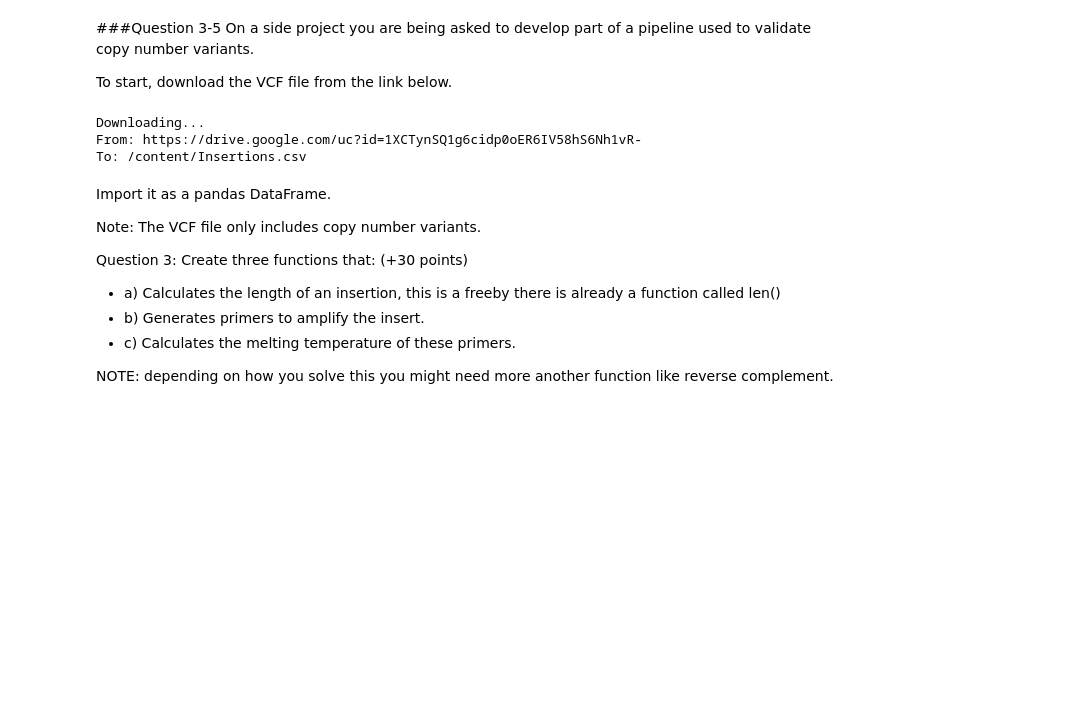
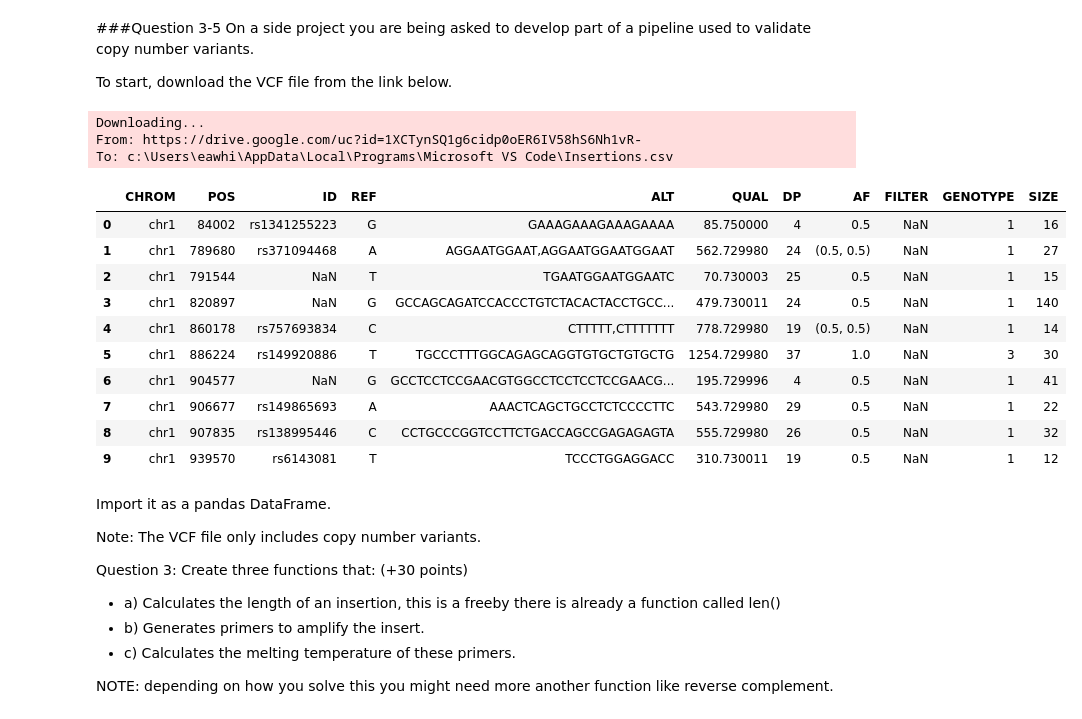
Before and after one commit to e-white25/Python_practice, a Jupyter notebook: Genomics_Midterm_Spring2025.ipynb, the cells around one changed output. Drawn from its saved outputs; the diff is of its cells as text; code cells hidden in the pictures; blank space fills up the shorter version.

```diff
--- a/Genomics_Midterm_Spring2025.ipynb
+++ b/Genomics_Midterm_Spring2025.ipynb
@@ -181,13 +294,25 @@ To start, download the VCF file from the link below.
 # %%
 !gdown 1XCTynSQ1g6cidp0oER6IV58hS6Nh1vR-
 
 import pandas
 
-df = pandas.read_csv("Insertions.csv", sep = ",")
+VCF_df = pandas.read_csv("Insertions.csv", sep = ",")
+VCF_df.head(10)
 # %% [output]
 Downloading...
 From: https://drive.google.com/uc?id=1XCTynSQ1g6cidp0oER6IV58hS6Nh1vR-
-To: /content/Insertions.csv
+To: c:\Users\eawhi\AppData\Local\Programs\Microsoft VS Code\Insertions.csv
+|  | CHROM | POS | ID | REF | ALT | QUAL | DP | AF | FILTER | GENOTYPE | SIZE |
+| 0 | chr1 | 84002 | rs1341255223 | G | GAAAGAAAGAAAGAAAA | 85.750000 | 4 | 0.5 | NaN | 1 | 16 |
+| 1 | chr1 | 789680 | rs371094468 | A | AGGAATGGAAT,AGGAATGGAATGGAAT | 562.729980 | 24 | (0.5, 0.5) | NaN | 1 | 27 |
+| 2 | chr1 | 791544 | NaN | T | TGAATGGAATGGAATC | 70.730003 | 25 | 0.5 | NaN | 1 | 15 |
+| 3 | chr1 | 820897 | NaN | G | GCCAGCAGATCCACCCTGTCTACACTACCTGCC... | 479.730011 | 24 | 0.5 | NaN | 1 | 140 |
+| 4 | chr1 | 860178 | rs757693834 | C | CTTTTT,CTTTTTTT | 778.729980 | 19 | (0.5, 0.5) | NaN | 1 | 14 |
+| 5 | chr1 | 886224 | rs149920886 | T | TGCCCTTTGGCAGAGCAGGTGTGCTGTGCTG | 1254.729980 | 37 | 1.0 | NaN | 3 | 30 |
+| 6 | chr1 | 904577 | NaN | G | GCCTCCTCCGAACGTGGCCTCCTCCTCCGAACG... | 195.729996 | 4 | 0.5 | NaN | 1 | 41 |
+| 7 | chr1 | 906677 | rs149865693 | A | AAACTCAGCTGCCTCTCCCCTTC | 543.729980 | 29 | 0.5 | NaN | 1 | 22 |
+| 8 | chr1 | 907835 | rs138995446 | C | CCTGCCCGGTCCTTCTGACCAGCCGAGAGAGTA | 555.729980 | 26 | 0.5 | NaN | 1 | 32 |
+| 9 | chr1 | 939570 | rs6143081 | T | TCCCTGGAGGACC | 310.730011 | 19 | 0.5 | NaN | 1 | 12 |
 # %% [markdown]
 Import it as a pandas DataFrame.
 
```
Also changed, not shown: parts of 39 cells of this notebook.
